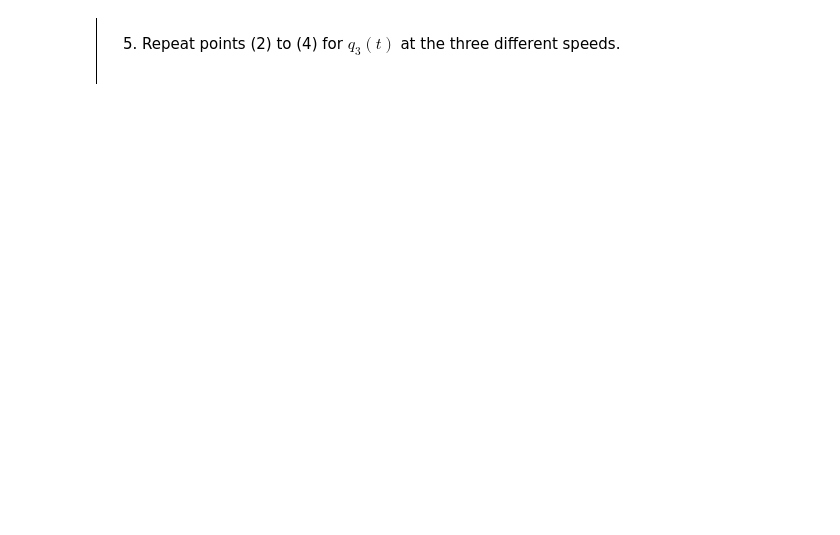
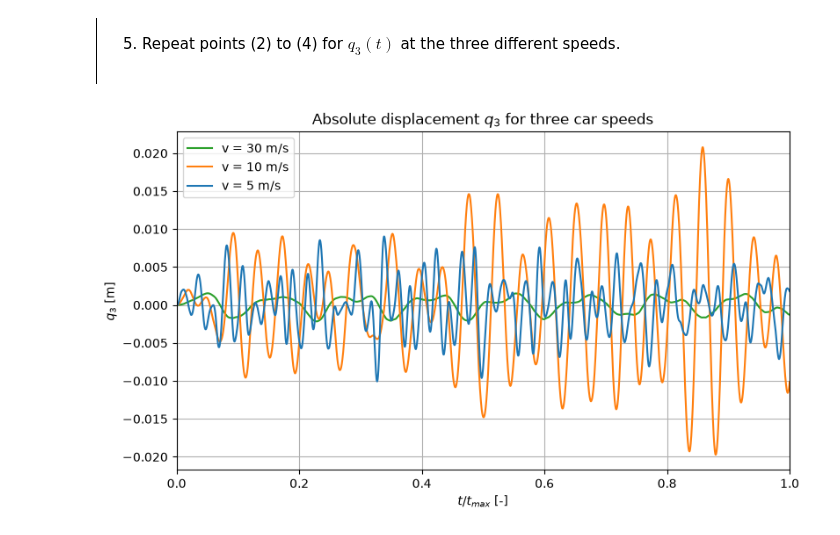
Before and after one commit to pierre-ulb/MV2627_Exercises, a Jupyter notebook: Project2627/project.ipynb, the cells around one changed output. Drawn from its saved outputs; the diff is of its cells as text; code cells hidden in the pictures; blank space fills up the shorter version.

```diff
--- a/Project2627/project.ipynb
+++ b/Project2627/project.ipynb
@@ -756,0 +785,17 @@ for i in range(3):
+# %%
+colors = ['tab:blue', 'tab:orange', 'tab:green']
+
+plt.figure(figsize=(9, 5))
+for s in reversed(range(3)):
+    ts = t[s, :N]
+    plt.plot(ts / ts[-1], q3_t[s], color=colors[s], label=f'v = {v[s,0]} m/s')
+
+plt.title('Absolute displacement $q_3$ for three car speeds')
+plt.xlabel('$t / t_{max}$ [-]')
+plt.ylabel('$q_3$ [m]')
+plt.xlim(0, 1)
+plt.grid(True)
+plt.legend()
+plt.show()
+# %% [output]
+[figure, added]
```
Also changed, not shown: parts of 10 cells of this notebook.
